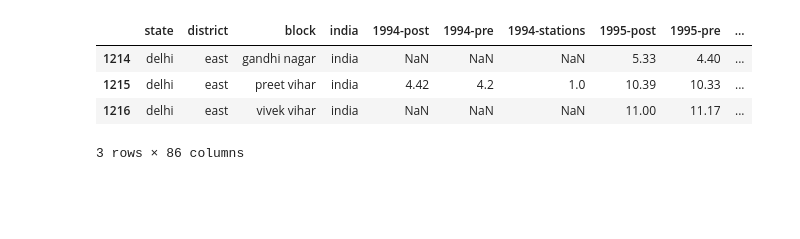
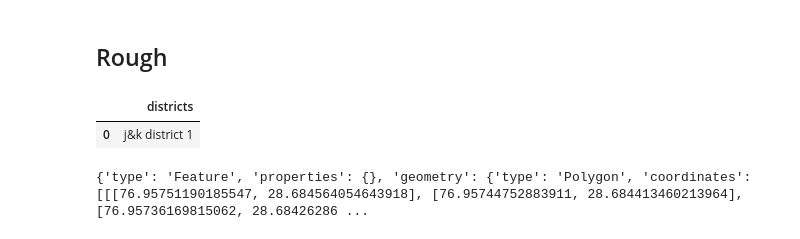
Before and after one commit to dev-essbee/groundwater-analysis-sih, a Jupyter notebook: notebooks/fix-geojson.ipynb, the cells around one changed output. Drawn from its saved outputs; the diff is of its cells as text; code cells hidden in the pictures; blank space fills up the shorter version.

```diff
--- a/notebooks/fix-geojson.ipynb
+++ b/notebooks/fix-geojson.ipynb
@@ -154,11 +196,5 @@ all_districts_json = pd.DataFrame({"districts": district})
 all_districts_json.sort_values("districts", inplace=True)
 # %%
 all_districts_json.to_csv(r"../data/all-districts-json.csv", index=False)
-# %%
-df[df["district"] == "east"]
-# %% [output]
-|  | state | district | block | india | 1994-post | 1994-pre | 1994-stations | 1995-post | 1995-pre | ... |
-| 1214 | delhi | east | gandhi nagar | india | NaN | NaN | NaN | 5.33 | 4.40 | ... |
-| 1215 | delhi | east | preet vihar | india | 4.42 | 4.2 | 1.0 | 10.39 | 10.33 | ... |
-| 1216 | delhi | east | vivek vihar | india | NaN | NaN | NaN | 11.00 | 11.17 | ... |
-3 rows × 86 columns
+# %% [markdown]
+## Rough
@@ -164,0 +206,13 @@ df[df["district"] == "east"]
+# %%
+df = pd.read_csv(r"../data/districts_not_found.csv")
+# %%
+df
+# %% [output]
+|  | districts |
+| 0 | j&k district 1 |
+# %%
+for i in districts_json["features"]:
+    if i["id"].lower() == "west":
+        print(i)
+# %% [output]
+{'type': 'Feature', 'properties': {}, 'geometry': {'type': 'Polygon', 'coordinates': [[[76.95751190185547, 28.684564054643918], [76.95744752883911, 28.684413460213964], [76.95736169815062, 28.68426286 ...
```
Also changed, not shown: parts of 17 cells of this notebook, 16 other files.
